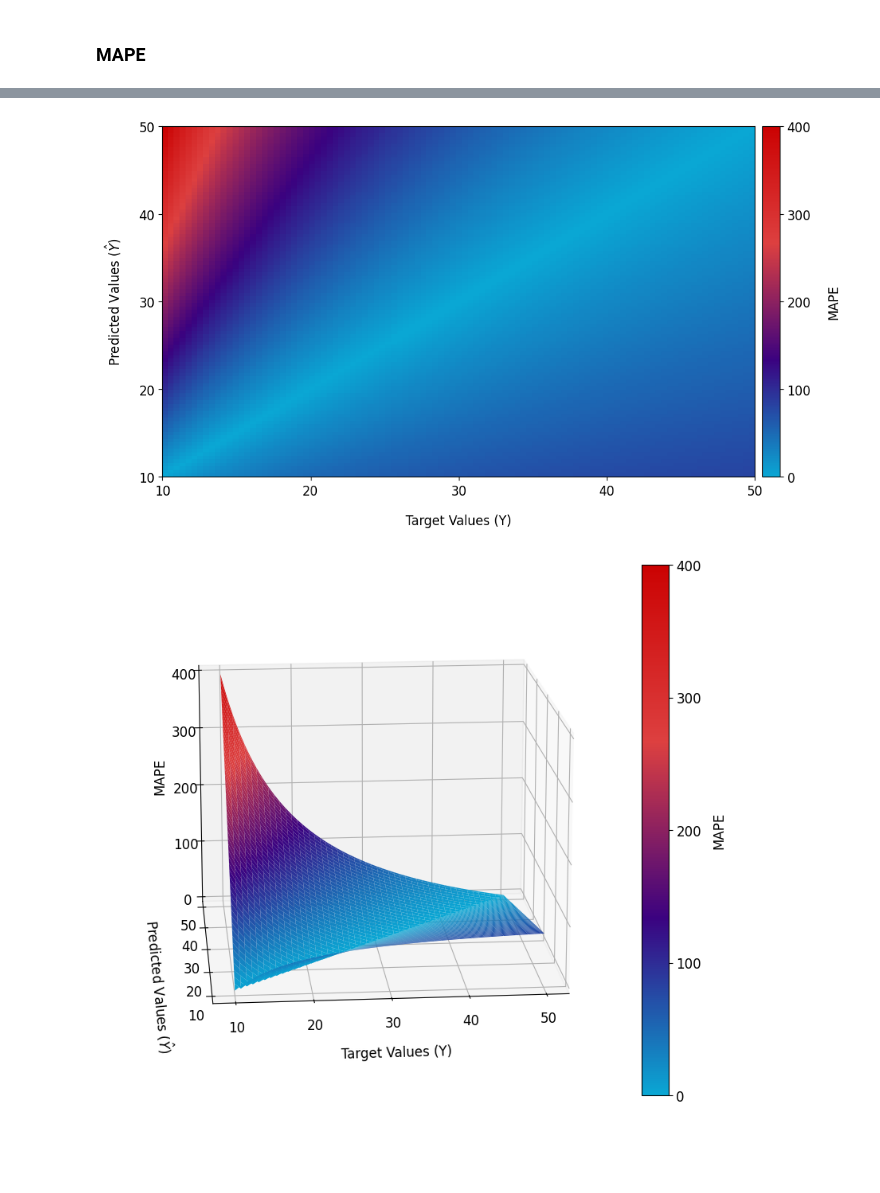
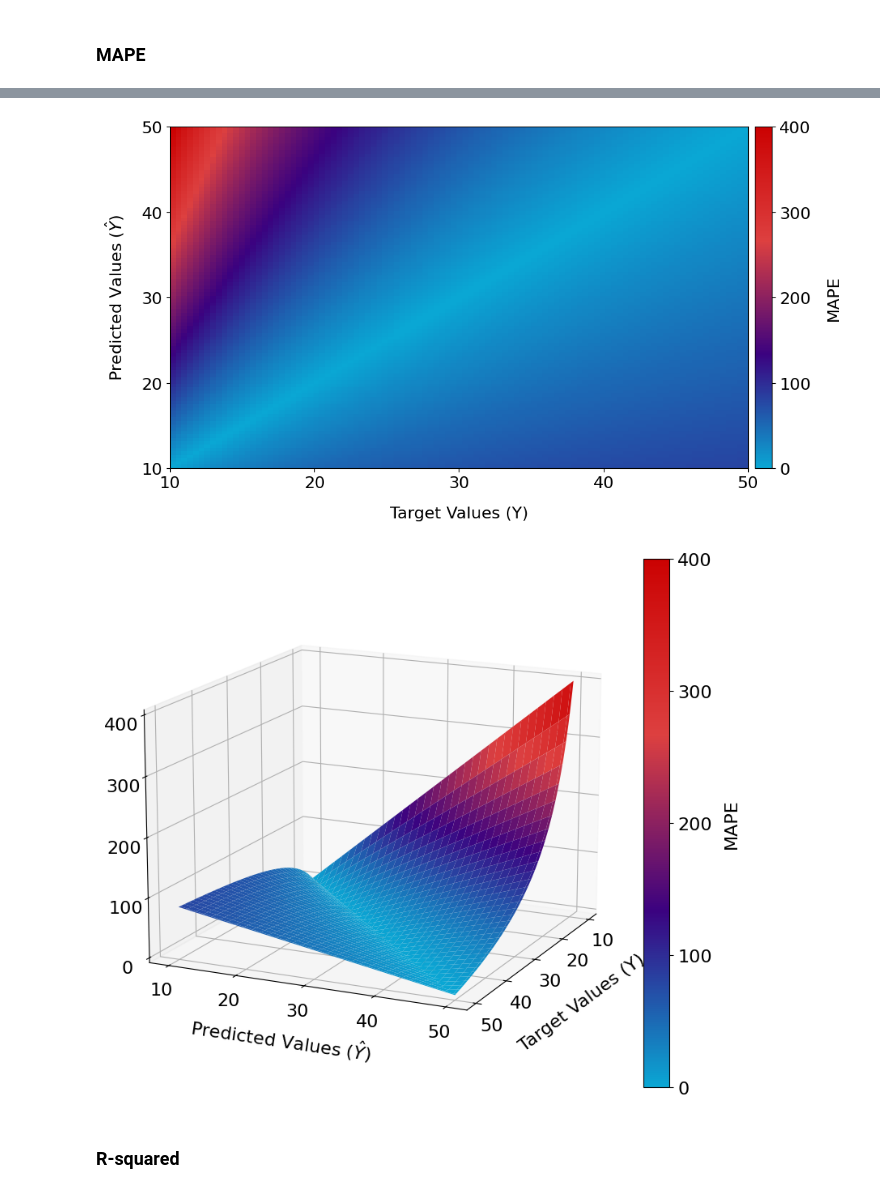
Before and after one commit to NannyML/The-Little-Book-of-ML-Metrics, a Jupyter notebook: book_plots.ipynb, the cells around one changed output, grey strips where cells are left out. Saved outputs shown, nothing was run; the diff lists cells and outputs as text; code cells hidden in the pictures; blank space fills up the shorter version.

```diff
--- a/book_plots.ipynb
+++ b/book_plots.ipynb
@@ -4,7 +4,7 @@ import matplotlib.pyplot as plt
 import matplotlib.colors as mcolors
 
 plt.rcParams['axes.labelpad'] = 15
-plt.rcParams.update({'font.size': 12})
+plt.rcParams.update({'font.size': 16})
 # %%
 # Define the colors
 start_color = "#0AA7D4"
@@ -170,29 +170,31 @@ cbar.set_label('MAPE', labelpad=15)
 plt.savefig('plots/MAPE_heatmap.png', dpi=300)
 plt.show()
 # %% [output]
-[figure, old version]
+[figure, new version]
 # %%
 fig = plt.figure(figsize=(6.4*1.5, 4.8*1.5))
 ax = fig.add_subplot(111, projection='3d')
 surf = ax.plot_surface(real_grid, predicted_grid, mape_grid, cmap=nml_cmap,
                        vmin=np.min(mape_grid), vmax=np.max(mape_grid))
 
 cbar = fig.colorbar(surf, pad=0.01)
 cbar.ax.locator_params(nbins=4)
 
 ax.set_xticks([10, 20, 30, 40, 50])
 ax.set_yticks([10, 20, 30, 40, 50])
 ax.set_zticks([0, 100, 200, 300, 400])
-ax.view_init(elev=15, azim=265)
+ax.view_init(elev=15, azim=25)
 
 ax.set_xlabel('Target Values (Y)')
 ax.set_ylabel('Predicted Values ($\hat{Y}$)')
 ax.set_zlabel('MAPE', labelpad=10)
 ax.zaxis.label.set_rotation(90)
 cbar.set_label('MAPE', labelpad=10)
 
 fig.tight_layout()
-plt.savefig('plots/MAPE_3d_surface_2.png', dpi=300)
+plt.savefig('plots/MAPE_3d_surface_2.svg', dpi=300)
 plt.show()
 # %% [output]
-[figure, old version]
+[figure, new version]
+# %% [markdown]
+### R-squared
```
Also changed, not shown: parts of 12 cells of this notebook, 11 other files.
